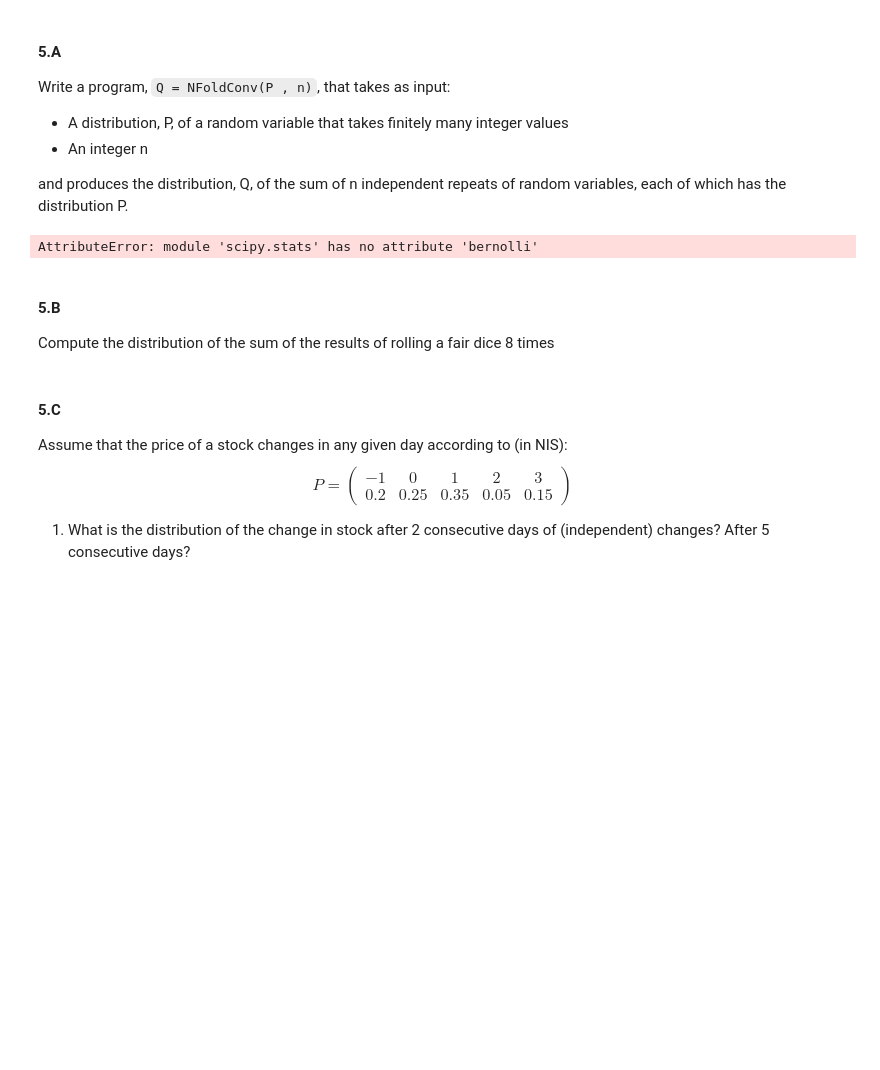
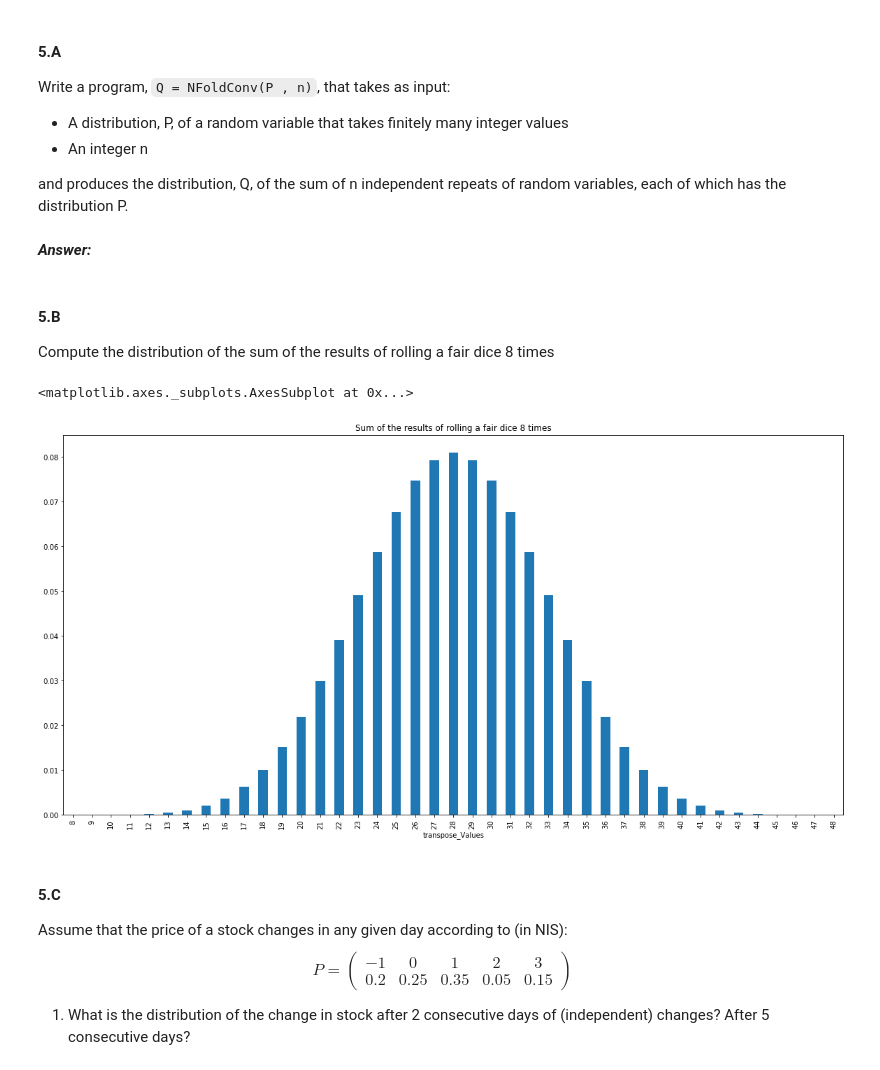
Before and after one commit to mayakerem/StatisticsDataAnalysis, a Jupyter notebook: HW1.ipynb, the cells around one changed output. Cells and saved outputs as stored; diff of their text form; code cells hidden in the pictures; blank space fills up the shorter version.

```diff
--- a/HW1.ipynb
+++ b/HW1.ipynb
@@ -183,8 +188,9 @@ $$\mathbf{E}(X^{3}) = (n(n-1)(n-2)p^3) + 3(n(n-1)p^2) + np$$
 <center>Overall, this calculation runs in $O(1)$ for a constant $n$</center>
 # %%
 prob_list = [0.05,0.1,0.2,0.3]
+n = 10000
 for p in prob_list:
-    res = (10000*(10000-1)*(10000-2)*p**3) + 3*(10000*(10000-1)*p**2) + (10000*p)
+    res = n*p + 3*(p**2)*(n*(n-1)) + n*(p**3)*((n-1)*(n-2))
     print (' p = {} : {} '.format(p,int(res)))
 # %% [output]
  p = 0.05 : 125712927
@@ -387,27 +536,53 @@ Write a program, `Q = NFoldConv(P , n)`, that takes as input:
 * An integer n
 
 and produces the distribution, Q, of the sum of n independent repeats of random variables, each of which has the distribution P.
-# %%
-def NFoldConv(p, n):
-    sum = 0
-    for i in range (0, n):
-        sum += rv
-    return sum
-
-
-
-rv = {
-    "H": 0.5 ,
-    "T": 0.5
-     }
-stats.bernolli.rvs(3)
-#NFoldConv(rv, 3)
-rv
-# %% [output]
-AttributeError: module 'scipy.stats' has no attribute 'bernolli'
+# %% [markdown]
+***Answer:***
+# %%
+# We assume that the input of the distribution is given in a form of a dictionary P where, P['dis_V'] holds
+# distribution values and where P['dis_P'] holds the probability of each value
+
+def NFoldConv(P, n):
+    # Obtaining all values and probabilities out of the given distribution and repeating these values n times, essentially, cross product
+    values = np.array(list(product(P["dis_V"], repeat = n)))
+    probabilities = np.array(list(product(P["dis_P"], repeat = n)))
+
+    # Obtaining all possible values and all possible probabilities for Q. i.e. all possible sums of values for summing n elements
+    valus_sum = values.sum(axis=1)
+    probabilities_product = np.product(probabilities, axis=1)
+
+    # We must constructe a dataframe and define the columnns
+    results = list(zip(valus_sum,probabilities_product))
+    results_df = pd.DataFrame(results, columns=['Q_Values', "Q_Probabilities"])
+
+    # We sum the probabilities of all instances per sum value
+    Q = results_df.groupby("Q_Values")["Q_Probabilities"].sum()
+    return Q
 # %% [markdown]
 #### 5.B
 Compute the distribution of the sum of the results of rolling a fair dice 8 times
+# %%
+##rewrite
+
+#Consider the following distribution of a fair dice
+P = {
+    "dis_V": [1 , 2, 3, 4, 5, 6],
+    "dis_P": [1/6, 1/6, 1/6, 1/6, 1/6, 1/6]
+    }
+
+Q = NFoldConv(P,8)
+Q.plot.bar(figsize=(20,10),title='Sum of the results of rolling a fair dice 8 times')
+# add x and y label
+
+# figure, ax = plt.subplots(figsize = (18,8))
+# ax.hist(Q)
+# plt.title('Senario 1')
+# plt.xlabel('RCU')
+# plt.ylabel('Frequency')
+# plt.legend()
+# %% [output]
+<matplotlib.axes._subplots.AxesSubplot at 0x...>
+[figure, added]
 # %% [markdown]
 #### 5.C
 Assume that the price of a stock changes in any given day according to (in NIS):
```
Also changed, not shown: parts of 22 cells of this notebook.
